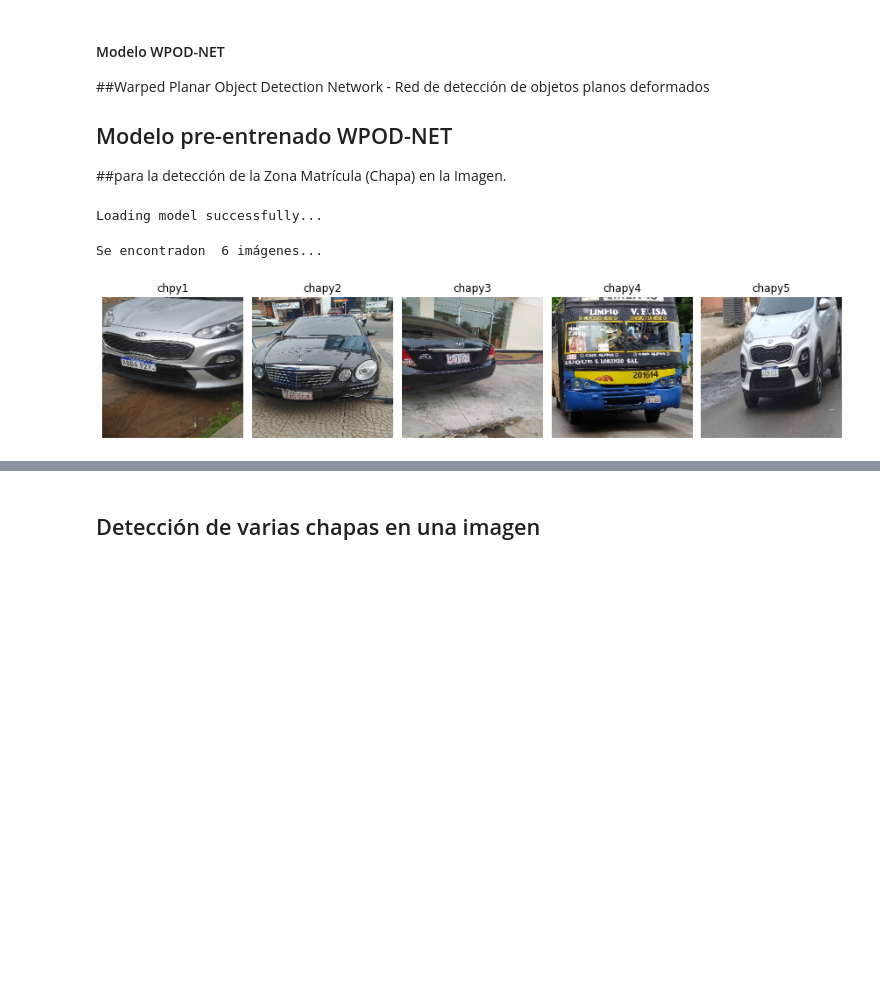
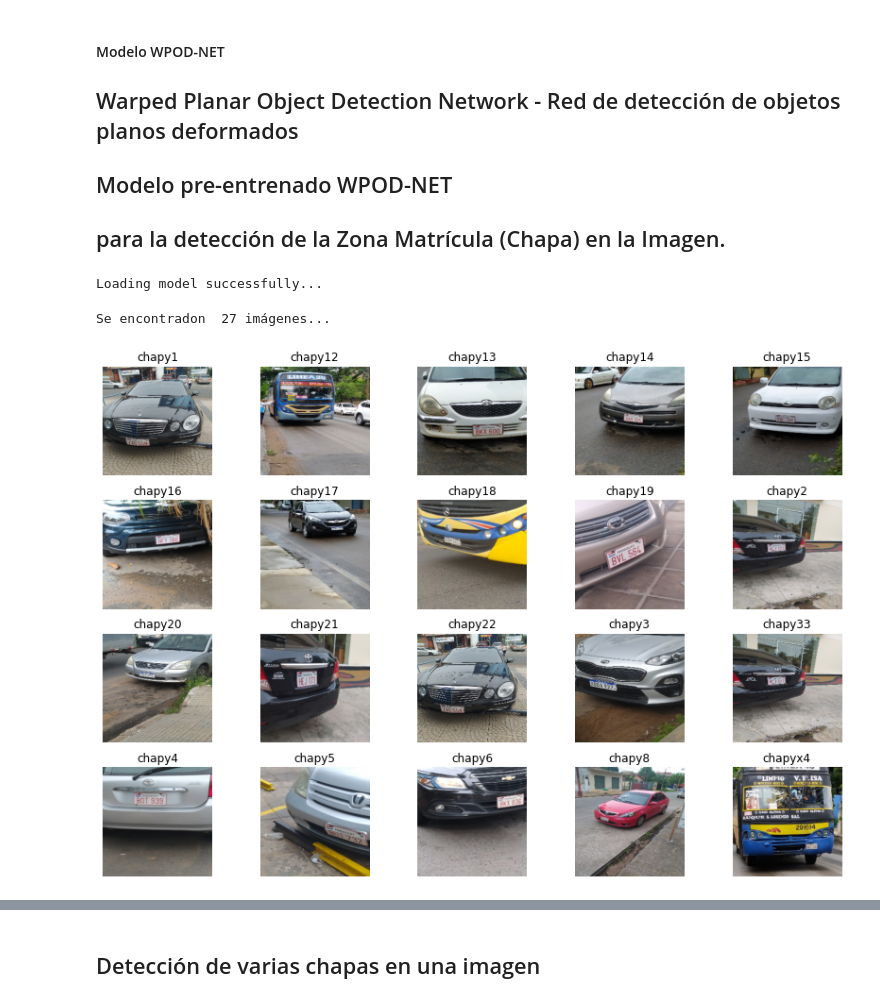
Before and after one commit to orlychaparro/deteccion_chapas, a Jupyter notebook: [Part 1]License_plate_detection.ipynb, the cells around one changed output, grey strips where cells are left out. Saved outputs shown, nothing was run; the diff lists cells and outputs as text; code cells hidden in the pictures; blank space fills up the shorter version.

```diff
--- a/[Part 1]License_plate_detection.ipynb
+++ b/[Part 1]License_plate_detection.ipynb
@@ -78,10 +56,10 @@ def load_model(path):
     except Exception as e:
         print(e)
 # %% [markdown]
-#### Modelo WPOD-NET
-##Warped Planar Object Detection Network - Red de detección de objetos planos deformados
-## Modelo pre-entrenado WPOD-NET
-##para la detección de la Zona Matrícula (Chapa) en la Imagen.
+####  Modelo WPOD-NET
+## Warped Planar Object Detection Network - Red de detección de objetos planos deformados
+##  Modelo pre-entrenado WPOD-NET
+## para la detección de la Zona Matrícula (Chapa) en la Imagen.
 # %%
 # En esta celda se ejecuta la carga del Modelo wpod-net
 # importante que salga el mensaje Loading model Successfully.
@@ -102,30 +80,30 @@ def preprocess_image(image_path,resize=False):
 # %%
 # Crea una lista de images_paths - Lee las imágens del directorio de imágenes de ejemplo
 image_paths = glob.glob("images/*.jpg")
 print("Se encontradon  %i imágenes..."%(len(image_paths)))
 
 # Solo Visualiza las imagenes de ejemplo que se tienen en la carpeta images
 #
 fig = plt.figure(figsize=(12,8))
 # Cols y rows depende de la cantidad de imagenes en la carpeta de images
 # Si hay 10 imagenes se puede poner cols= 5 y rows = 2
 # si se ponen mas de la cantidad de imagenes da error de fuera de indice en el for
 cols = 5
-rows = 1
+rows = 4
 fig_list = []
 for i in range(cols*rows):
     fig_list.append(fig.add_subplot(rows,cols,i+1))
     title = splitext(basename(image_paths[i]))[0]
     fig_list[-1].set_title(title)
     img = preprocess_image(image_paths[i],True)
     plt.axis(False)
     plt.imshow(img)
 
 plt.tight_layout(True)
 plt.show()
 # %% [output]
-Se encontradon  6 imágenes...
+Se encontradon  27 imágenes...
-[figure, old version]
+[figure, new version]
 # %%
 # Analiza la imgágen con el modelo wpod_net y retorna la imagen de la chapa y sus coordenadas
 # Si dá error "No Licensese plate is founded!" Intente ajustar el valor de Dmin
```
Also changed, not shown: parts of 9 cells of this notebook, 3 other files.
